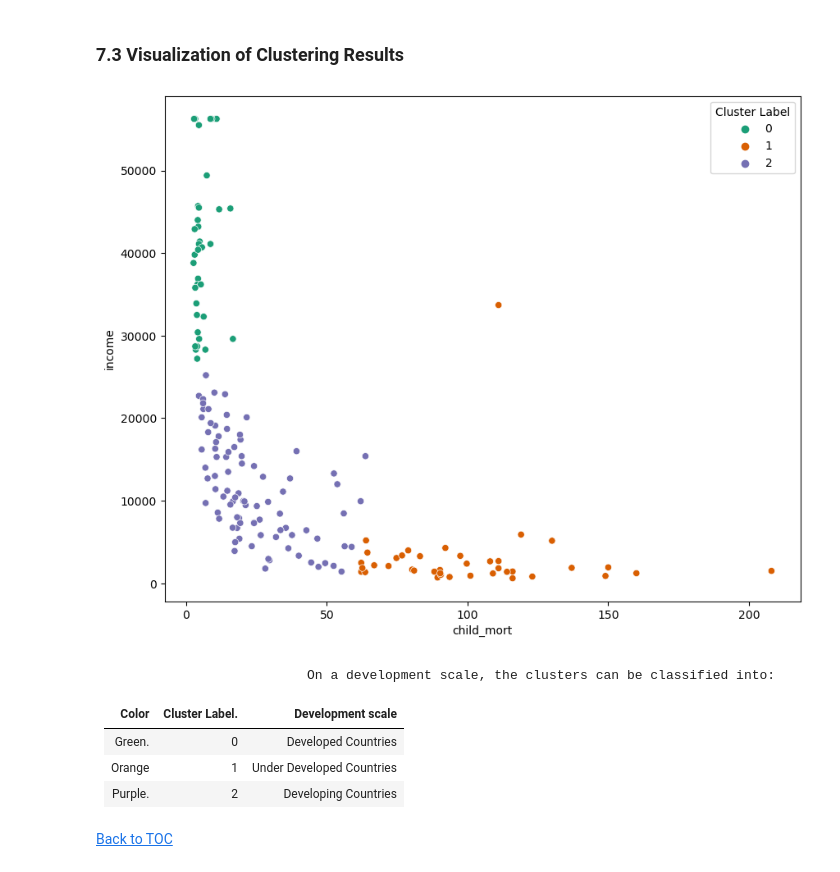
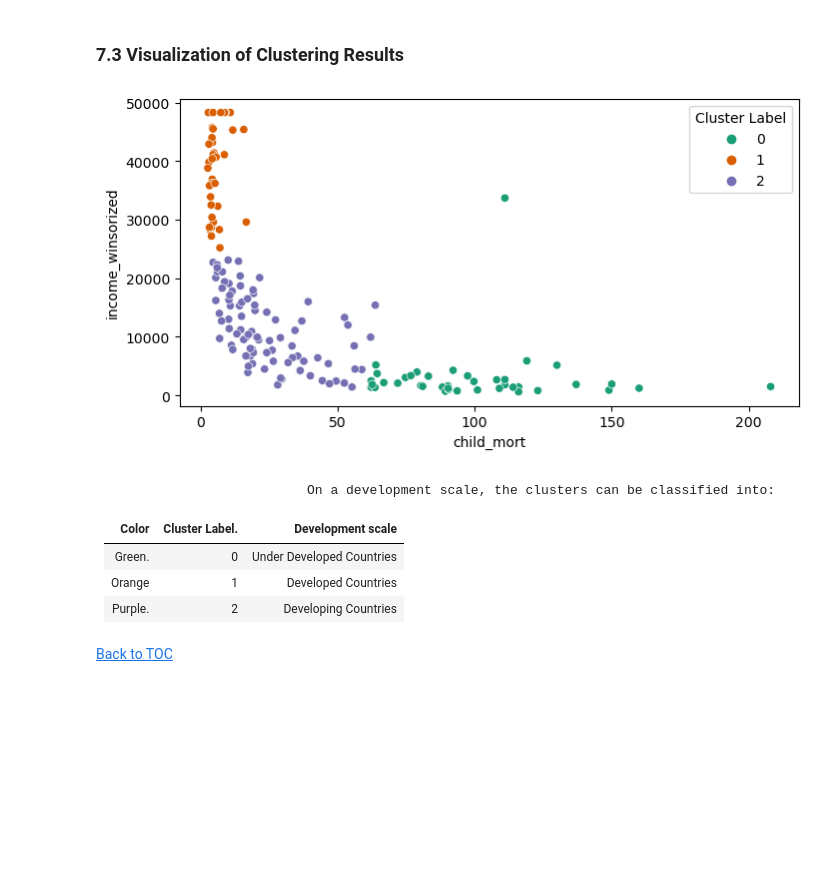
Before and after one commit to Janice-Afi/Help-International-Clustering-Project, a Jupyter notebook: HELP INTERNATIONAL.ipynb, the cells around one changed output. Saved outputs shown, nothing was run; the diff lists cells and outputs as text; code cells hidden in the pictures; blank space fills up the shorter version.

```diff
--- a/HELP INTERNATIONAL.ipynb
+++ b/HELP INTERNATIONAL.ipynb
@@ -337,3 +325,0 @@ Total number of rows getting capped for income :  7
-# %%
-country_df['income'][country_df['income']>max_income]=max_income
-country_df.income.max()
@@ -341,0 +326,6 @@ country_df.income.max()
+# %%
+# Determine the 95th percentile (upper bound)
+upper_bound = np.percentile(country_df['income'], 95)
+# %%
+# Apply winsorization: Cap only the upper extreme values
+country_df['income_winsorized'] = np.where(country_df['income'] > upper_bound, upper_bound, country_df['income'])
@@ -361,5 +364,5 @@ df = country_df[['country','child_mort','income']]
 # %%
-cluster_df = country_df[['country','child_mort','income']].set_index('country')
+cluster_df = country_df[['country','child_mort','income_winsorized']].set_index('country')
 features = cluster_df.columns
 cluster_df
 # %% [output]
@@ -506,11 +510,11 @@ Name: Cluster Label, dtype: int64
 ### 7.3 Visualization of Clustering Results<a class="anchor" id="VCR"></a>
 # %%
 ### Visualize to better understand clustering result
-plt.figure(figsize=(10,8))
-sns.scatterplot(data=cluster_df, x='child_mort',y='income',hue='Cluster Label', palette="Dark2")
+plt.figure(figsize=(8,4))
+sns.scatterplot(data=cluster_df, x='child_mort',y='income_winsorized',hue='Cluster Label', palette="Dark2")
 plt.show()
 # %% [output]
-[figure, old version]
+[figure, new version]
 # %% [markdown]
 
                              On a development scale, the clusters can be classified into:
@@ -518,8 +522,8 @@ plt.show()
 
    | Color        | Cluster Label.         | Development scale          |
    | :-------------| ---------------------  |-------------------------: |
-   | Green.        |       0                | Developed Countries       |
-   | Orange        |       1                | Under Developed Countries |
+   | Green.        |       0                | Under Developed Countries       |
+   | Orange        |       1                | Developed Countries |
    | Purple.       |       2                | Developing Countries      |
 # %% [markdown]
    [Back to TOC](#TOC)
```
Also changed, not shown: parts of 30 cells of this notebook.
